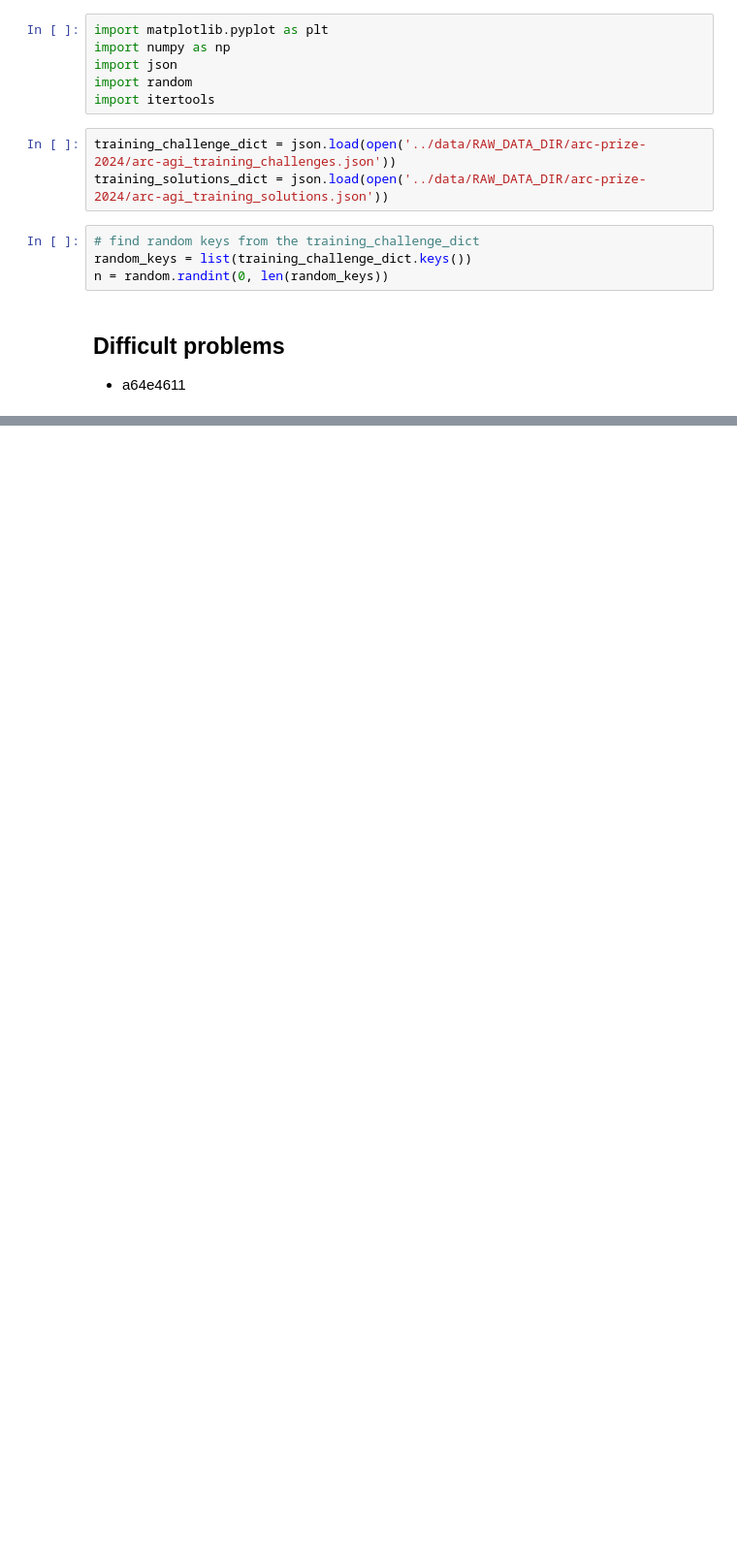
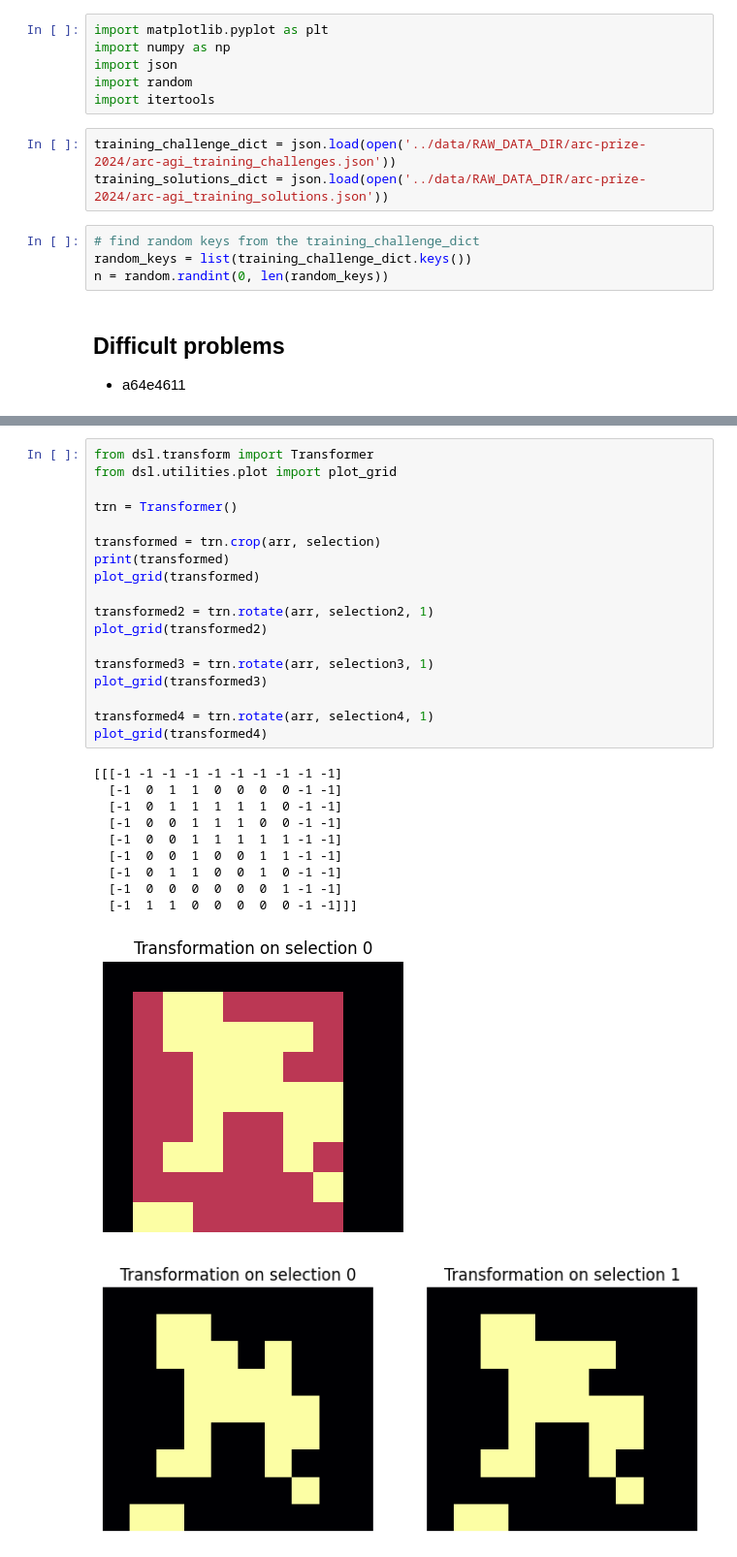
Before and after one commit to francescobraicovich/ARC2, a Jupyter notebook: code/exploration.ipynb, the cells around one changed output, grey strips where cells are left out. Shown at 97% size. Cells and saved outputs as stored; diff of their text form; blank space fills up the shorter version.

```diff
--- a/code/exploration.ipynb
+++ b/code/exploration.ipynb
@@ -81,0 +97,30 @@ Selecting cells adjacent to color
+# %%
+from dsl.transform import Transformer
+from dsl.utilities.plot import plot_grid
+
+trn = Transformer()
+
+transformed = trn.crop(arr, selection)
+print(transformed)
+plot_grid(transformed)
+
+transformed2 = trn.rotate(arr, selection2, 1)
+plot_grid(transformed2)
+
+transformed3 = trn.rotate(arr, selection3, 1)
+plot_grid(transformed3)
+
+transformed4 = trn.rotate(arr, selection4, 1)
+plot_grid(transformed4)
+# %% [output]
+[[[-1 -1 -1 -1 -1 -1 -1 -1 -1 -1]
+  [-1  0  1  1  0  0  0  0 -1 -1]
+  [-1  0  1  1  1  1  1  0 -1 -1]
+  [-1  0  0  1  1  1  0  0 -1 -1]
+  [-1  0  0  1  1  1  1  1 -1 -1]
+  [-1  0  0  1  0  0  1  1 -1 -1]
+  [-1  0  1  1  0  0  1  0 -1 -1]
+  [-1  0  0  0  0  0  0  1 -1 -1]
+  [-1  1  1  0  0  0  0  0 -1 -1]]]
+[figure, added]
+[figure, added]
```
Also changed, not shown: parts of 5 cells of this notebook.
